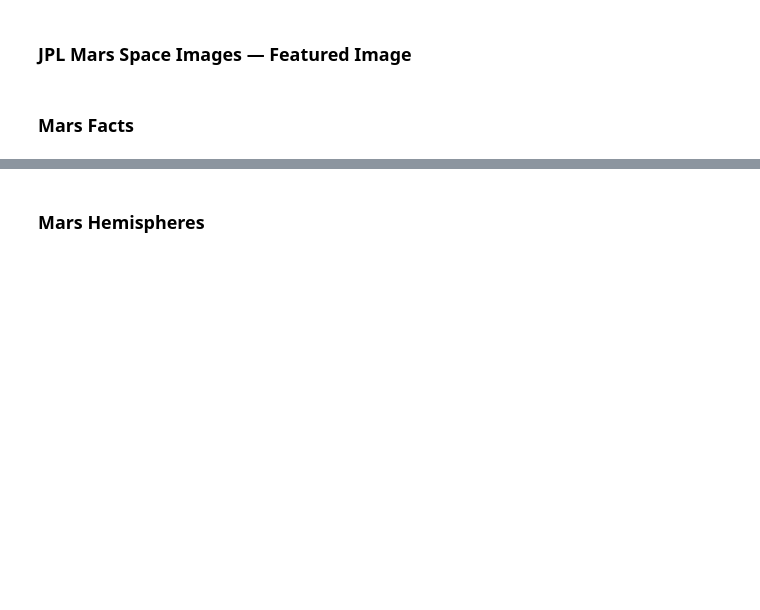
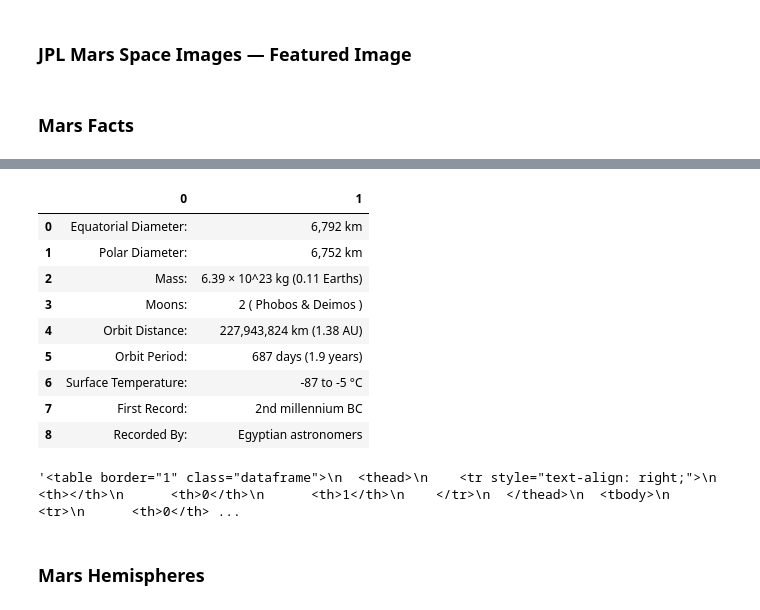
Before and after one commit to SamEspe/web-scraping-challenge, a Jupyter notebook: mission_to_mars.ipynb, the cells around one changed output, grey strips where cells are left out. Cells and saved outputs as stored; diff of their text form; code cells hidden in the pictures; blank space fills up the shorter version.

Commit message:
Finished scraping for the featured image and for Mars facts.

```diff
--- a/mission_to_mars.ipynb
+++ b/mission_to_mars.ipynb
@@ -78,5 +87,9 @@ description = soup_news.find('div', class_ = 'article_teaser_body')
 ### Mars Facts
 # %%
 # Load in new URL
+
+url_facts = 'https://galaxyfacts-mars.com/'
+
+browser.visit(url_facts)
 # %%
 # Find facts table
@@ -83,2 +120,6 @@ description = soup_news.find('div', class_ = 'article_teaser_body')
 # %%
-# Save data from facts table
+# Save data from facts table using Pandas
+
+tables = pd.read_html(url_facts)
+
+tables
@@ -85,5 +145,30 @@ description = soup_news.find('div', class_ = 'article_teaser_body')
+# %%
+# Save the table I actually want
+
+mars_table = tables[1]
 # %%
-# Construct an HTML table string
+# Construct an HTML table string, part 1: turn list into a dataframe
+
+mars_df = pd.DataFrame(mars_table)
+
+mars_df
+# %% [output]
+|  | 0 | 1 |
+| 0 | Equatorial Diameter: | 6,792 km |
+| 1 | Polar Diameter: | 6,752 km |
+| 2 | Mass: | 6.39 × 10^23 kg (0.11 Earths) |
+| 3 | Moons: | 2 ( Phobos & Deimos ) |
+| 4 | Orbit Distance: | 227,943,824 km (1.38 AU) |
+| 5 | Orbit Period: | 687 days (1.9 years) |
+| 6 | Surface Temperature: | -87 to -5 °C |
+| 7 | First Record: | 2nd millennium BC |
+| 8 | Recorded By: | Egyptian astronomers |
+# %%
+# Construct an HTML table string, part 2: turn dataframe into a table string
+
+mars_table_html = mars_df.to_html()
+# %% [output]
+'<table border="1" class="dataframe">\n  <thead>\n    <tr style="text-align: right;">\n      <th></th>\n      <th>0</th>\n      <th>1</th>\n    </tr>\n  </thead>\n  <tbody>\n    <tr>\n      <th>0</th> ...
 # %% [markdown]
 ### Mars Hemispheres
 # %%
```
Also changed, not shown: parts of 13 cells of this notebook.
